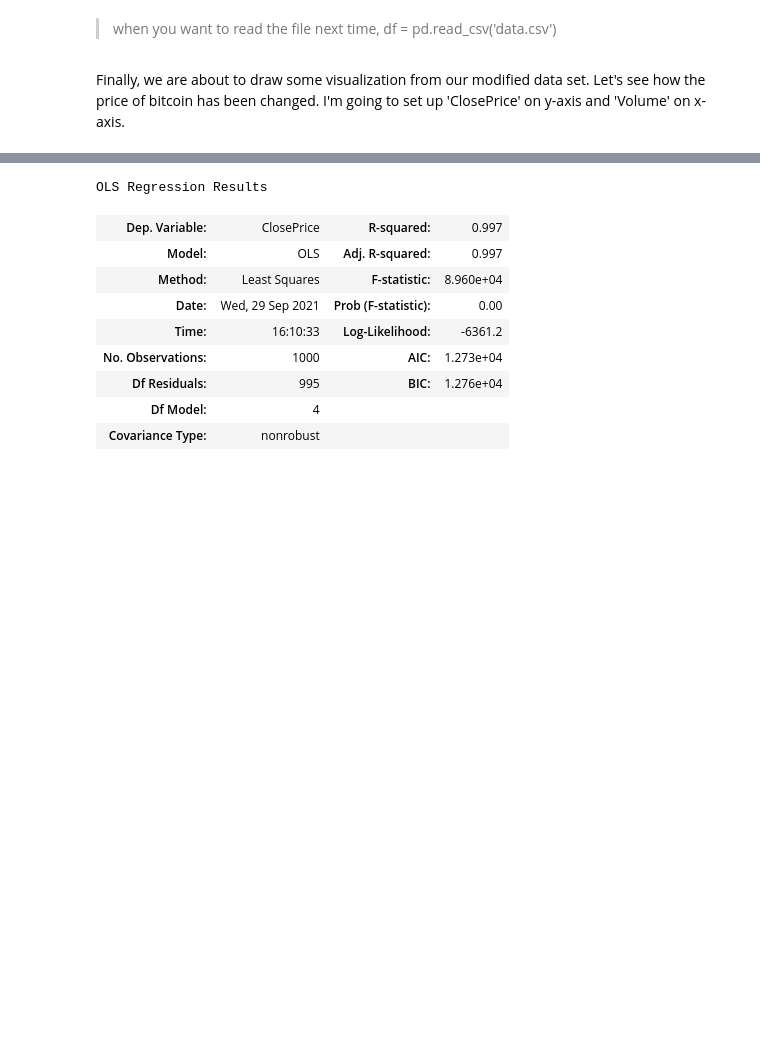
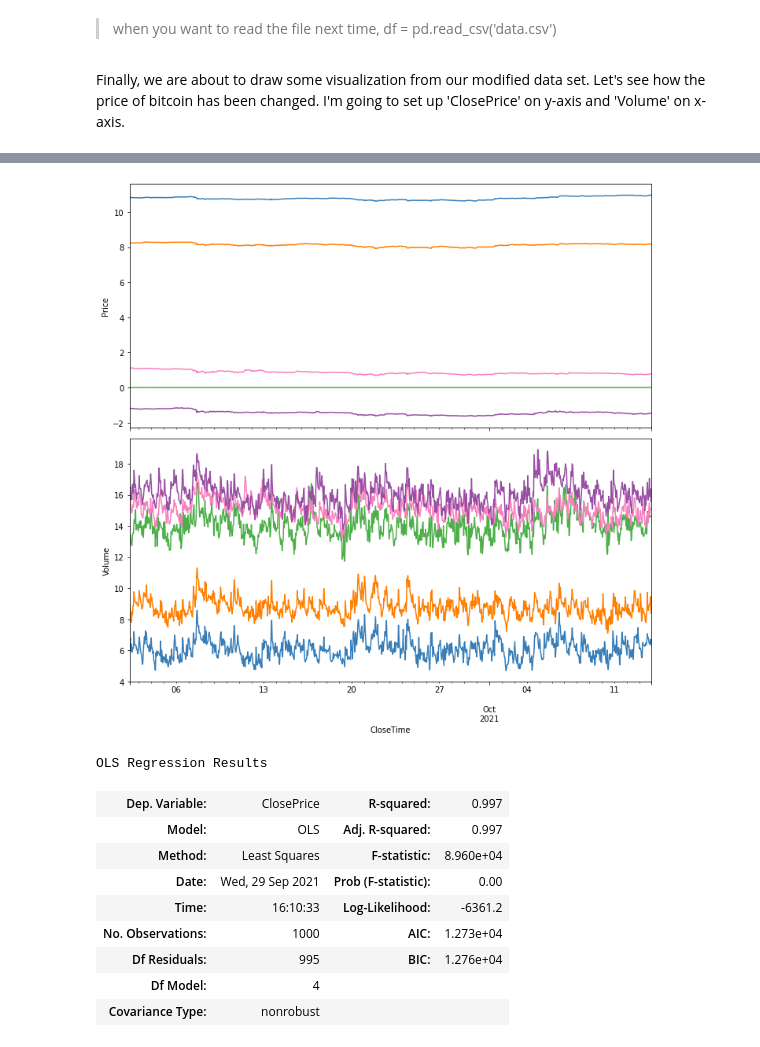
Before and after one commit to dj9678/ds_crypto_analysis, a Jupyter notebook: crypto_analytics.ipynb, the cells around one changed output, grey strips where cells are left out. Drawn from its saved outputs; the diff is of its cells as text; code cells hidden in the pictures; blank space fills up the shorter version.

```diff
--- a/crypto_analytics.ipynb
+++ b/crypto_analytics.ipynb
@@ -233,0 +223,14 @@ fig.tight_layout()
+# %%
+# Adding 'Name' columns on copy of data frame
+lists = ["btcusd", "ethusd", "usdtusd", "adausd", "dogeusd"]
+
+df1_copy['Name'] = lists[0]
+df2_copy['Name'] = lists[1]
+df3_copy['Name'] = lists[2]
+df4_copy['Name'] = lists[3]
+df5_copy['Name'] = lists[4]
+# %%
+# append all of data into one
+df = df1_copy.copy()
+df = df.append([df2, df3, df4, df5])
+df.info()
@@ -233,0 +251,11 @@ fig.tight_layout()
+# %%
+# place the name column at the front
+df = pd.DataFrame(df, columns=[
+    'Name', 'OpenPrice', 'HighPrice', 'LowPrice', 'ClosePrice', 'Volume'
+])
+# %%
+# convert close price and volume into log format
+df_copy = df.copy()
+df_copy.insert(5, 'Log_ClosePrice', np.log(df_copy['ClosePrice']))
+df_copy.insert(7, 'Log_Volume', np.log(df_copy['Volume']))
+df_copy.head()
@@ -234,3 +290,23 @@ fig.tight_layout()
+# %%
+fig, (ax1, ax2) = plt.subplots(2, 1, sharex=True, figsize=(10, 10), gridspec_kw = {'height_ratios':[1, 1]})
+df_copy[df_copy['Name'] == 'btcusd']['Log_ClosePrice'].plot(ax=ax1, color='#377eb8')
+df_copy[df_copy['Name'] == 'ethusd']['Log_ClosePrice'].plot(ax=ax1, color='#ff7f00')
+df_copy[df_copy['Name'] == 'usdtusd']['Log_ClosePrice'].plot(ax=ax1, color='#4daf4a')
+df_copy[df_copy['Name'] == 'adausd']['Log_ClosePrice'].plot(ax=ax1, color='#f781bf')
+df_copy[df_copy['Name'] == 'dogeusd']['Log_ClosePrice'].plot(ax=ax1, color='#984ea3')
+ax1.set_xlabel('Close Time')
+ax1.set_ylabel('Price')
+
+df_copy[df_copy['Name'] == 'btcusd']['Log_Volume'].plot(ax=ax2, color='#377eb8')
+df_copy[df_copy['Name'] == 'ethusd']['Log_Volume'].plot(ax=ax2, color='#ff7f00')
+df_copy[df_copy['Name'] == 'usdtusd']['Log_Volume'].plot(ax=ax2, color='#4daf4a')
+df_copy[df_copy['Name'] == 'adausd']['Log_Volume'].plot(ax=ax2, color='#f781bf')
+df_copy[df_copy['Name'] == 'dogeusd']['Log_Volume'].plot(ax=ax2, color='#984ea3')
+ax2.set_ylabel('Volume')
+
+fig.tight_layout()
+# %% [output]
+[figure, added]
 # %%
 lm = sm.OLS(dfR1['ClosePrice'], dfR1[['OpenPrice', 'HighPrice', 'LowPrice','Volume', 'intercept']])
 results = lm.fit()
```
Also changed, not shown: parts of 18 cells of this notebook.
